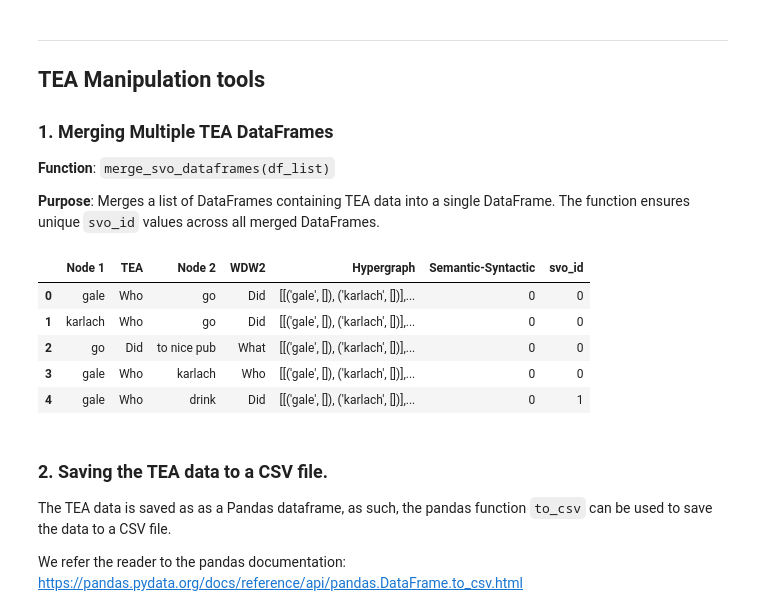
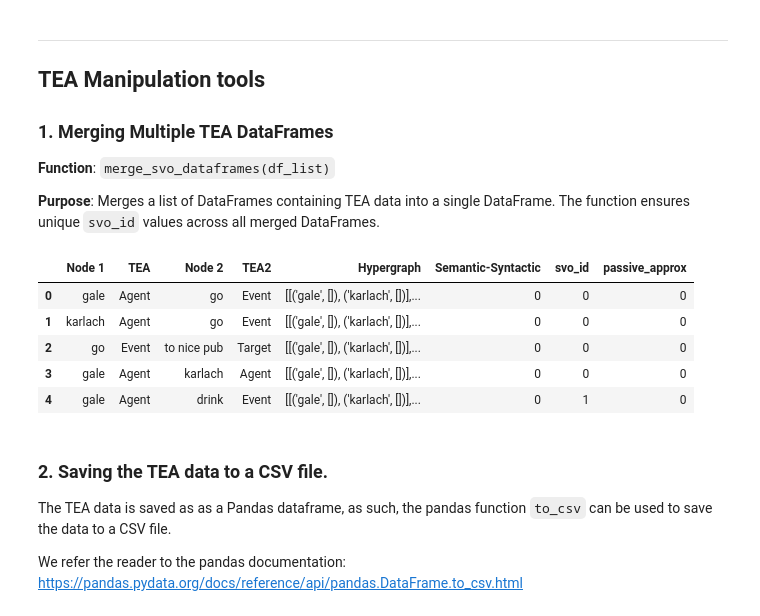
Before and after one commit to MassimoStel/Who-Did-What_Networks, a Jupyter notebook: Docs & Guides/Analyzing TEA.ipynb, the cells around one changed output. Cells and saved outputs as stored; diff of their text form; code cells hidden in the pictures.

```diff
--- a/Docs & Guides/Analyzing TEA.ipynb
+++ b/Docs & Guides/Analyzing TEA.ipynb
@@ -61,18 +61,18 @@ display(df2.head())
 # %%
 df_list = [df, df2]
 
 # Merge them
-merged_df = wdw_analytics.merge_svo_dataframes(df_list)
+merged_df = teanets.analytics.merge_svo_dataframes(df_list)
 
 # Display the merged DataFrame
 display(merged_df.head())
 # %% [output]
-|  | Node 1 | TEA | Node 2 | WDW2 | Hypergraph | Semantic-Syntactic | svo_id |
-| 0 | gale | Who | go | Did | [[('gale', []), ('karlach', [])],... | 0 | 0 |
-| 1 | karlach | Who | go | Did | [[('gale', []), ('karlach', [])],... | 0 | 0 |
-| 2 | go | Did | to nice pub | What | [[('gale', []), ('karlach', [])],... | 0 | 0 |
-| 3 | gale | Who | karlach | Who | [[('gale', []), ('karlach', [])],... | 0 | 0 |
-| 4 | gale | Who | drink | Did | [[('gale', []), ('karlach', [])],... | 0 | 1 |
+|  | Node 1 | TEA | Node 2 | TEA2 | Hypergraph | Semantic-Syntactic | svo_id | passive_approx |
+| 0 | gale | Agent | go | Event | [[('gale', []), ('karlach', [])],... | 0 | 0 | 0 |
+| 1 | karlach | Agent | go | Event | [[('gale', []), ('karlach', [])],... | 0 | 0 | 0 |
+| 2 | go | Event | to nice pub | Target | [[('gale', []), ('karlach', [])],... | 0 | 0 | 0 |
+| 3 | gale | Agent | karlach | Agent | [[('gale', []), ('karlach', [])],... | 0 | 0 | 0 |
+| 4 | gale | Agent | drink | Event | [[('gale', []), ('karlach', [])],... | 0 | 1 | 0 |
 # %% [markdown]
 ### 2. Saving the TEA data to a CSV file.
 
```
Also changed, not shown: parts of 14 cells of this notebook, 16 other files.
